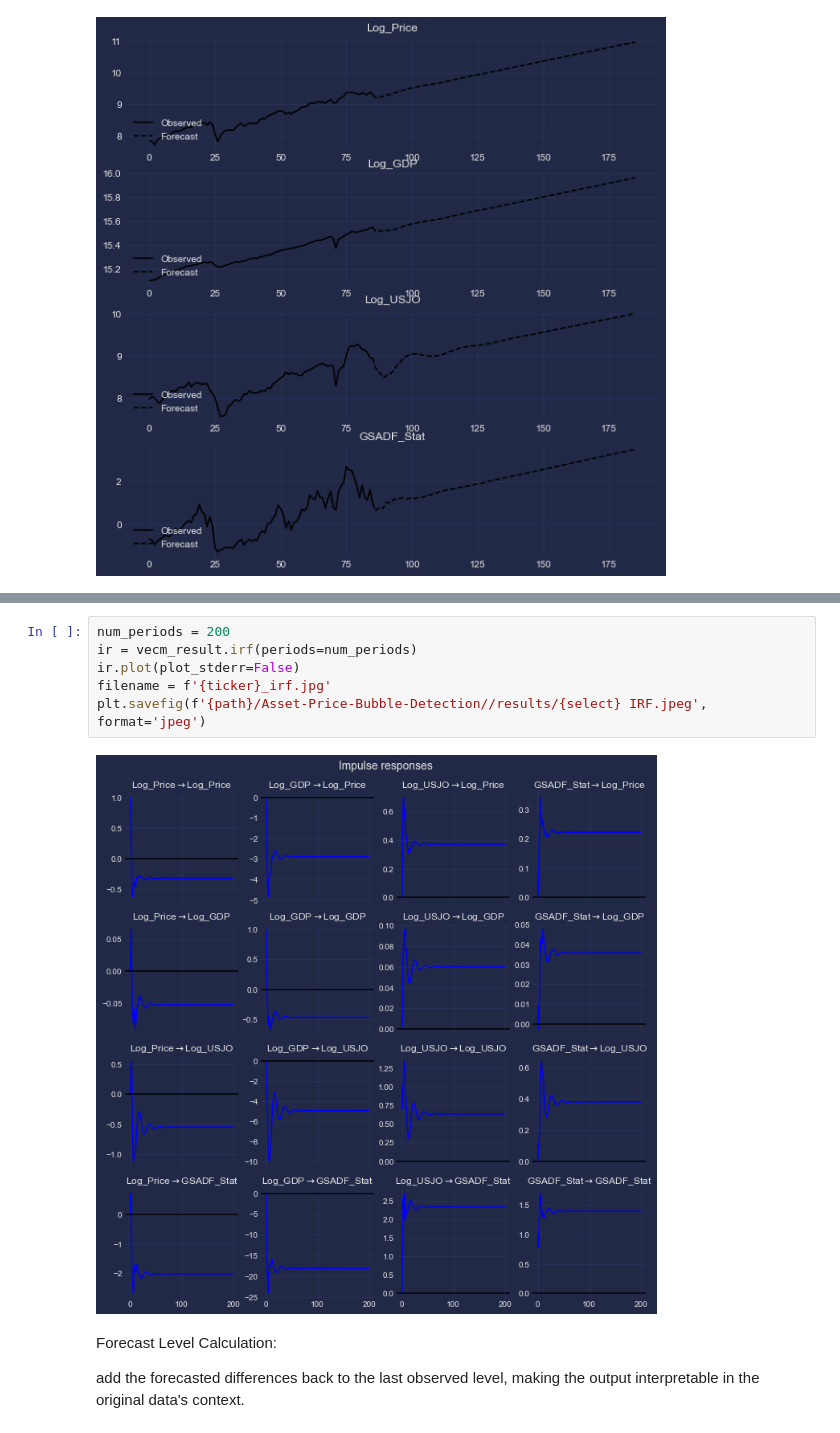
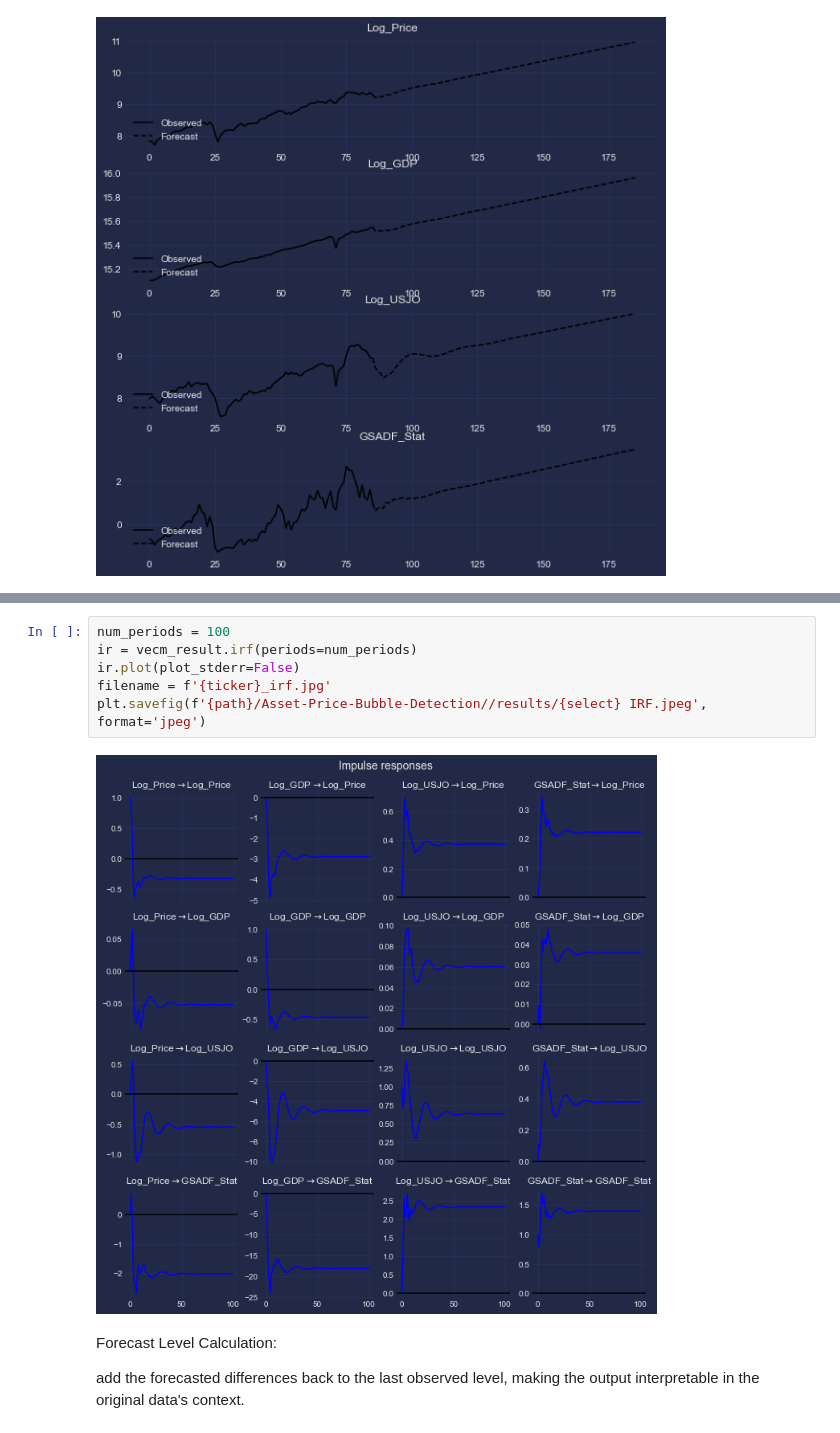
Before and after one commit to Philip-Lacava/Asset-Price-Bubble-Detection, a Jupyter notebook: Bubble Model 3.ipynb, the cells around one changed output, grey strips where cells are left out. Cells and saved outputs as stored; diff of their text form.

```diff
--- a/Bubble Model 3.ipynb
+++ b/Bubble Model 3.ipynb
@@ -785,11 +947,11 @@ Takning the differenced forcasts and using them to find predicted GDP and stock
 # %%
-num_periods = 200
+num_periods = 100
 ir = vecm_result.irf(periods=num_periods)
 ir.plot(plot_stderr=False)
 filename = f'{ticker}_irf.jpg'
 plt.savefig(f'{path}/Asset-Price-Bubble-Detection//results/{select} IRF.jpeg', format='jpeg')
 # %% [output]
-[figure, old version]
+[figure, new version]
 # %% [markdown]
 Forecast Level Calculation:
 
```
Also changed, not shown: parts of 28 cells of this notebook, 4 other files.
